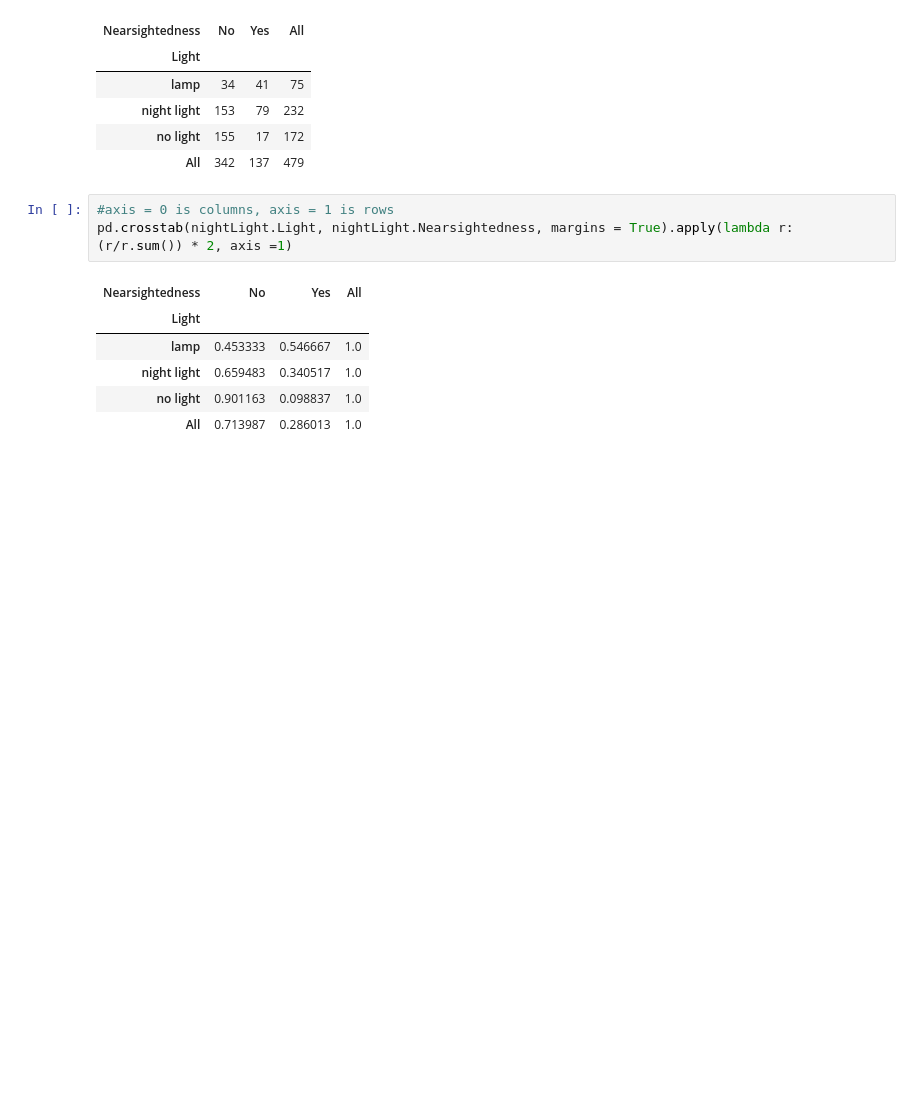
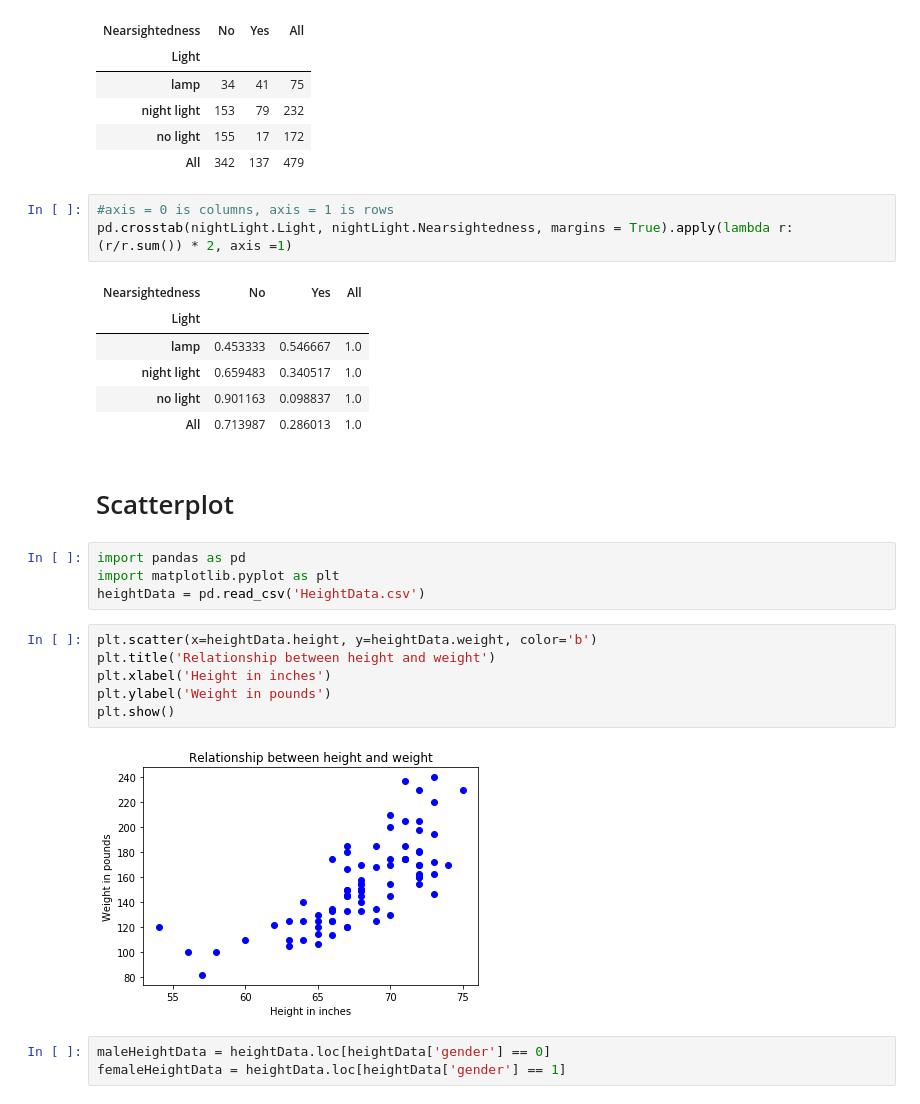
Before and after one commit to uoflCoder/StanfordStats, a Jupyter notebook: Examining Distributions.ipynb, the cells around one changed output. Drawn from its saved outputs; the diff is of its cells as text; blank space fills up the shorter version.

```diff
--- a/Examining Distributions.ipynb
+++ b/Examining Distributions.ipynb
@@ -224,3 +228,20 @@ pd.crosstab(nightLight.Light, nightLight.Nearsightedness, margins = True).apply(
 | night light | 0.659483 | 0.340517 | 1.0 |
 | no light | 0.901163 | 0.098837 | 1.0 |
 | All | 0.713987 | 0.286013 | 1.0 |
+# %% [markdown]
+# Scatterplot
+# %%
+import pandas as pd
+import matplotlib.pyplot as plt
+heightData = pd.read_csv('HeightData.csv')
+# %%
+plt.scatter(x=heightData.height, y=heightData.weight, color='b')
+plt.title('Relationship between height and weight')
+plt.xlabel('Height in inches')
+plt.ylabel('Weight in pounds')
+plt.show()
+# %% [output]
+[figure, added]
+# %%
+maleHeightData = heightData.loc[heightData['gender'] == 0]
+femaleHeightData = heightData.loc[heightData['gender'] == 1]
```
Also changed, not shown: parts of 8 cells of this notebook.
